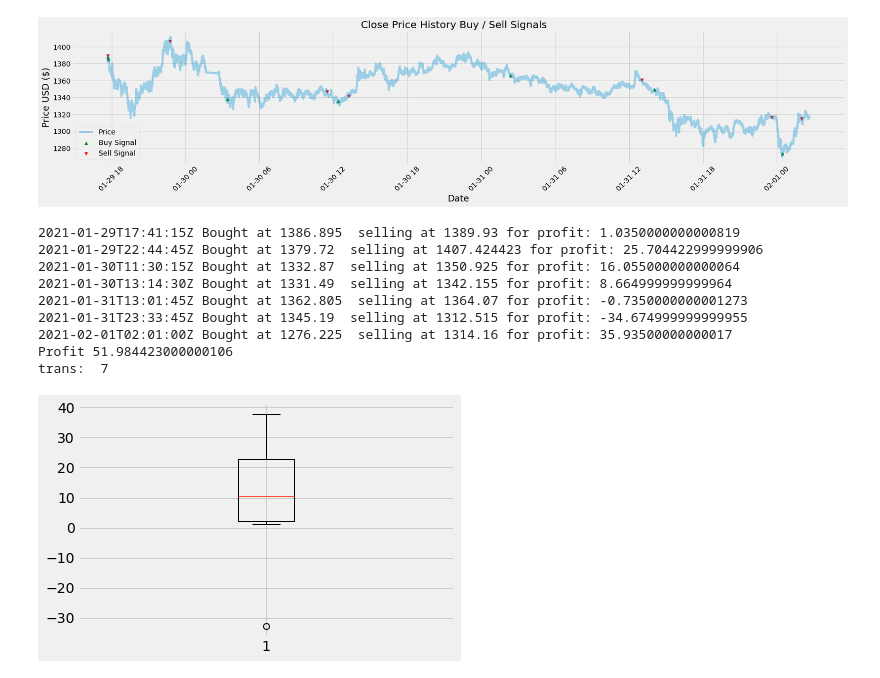
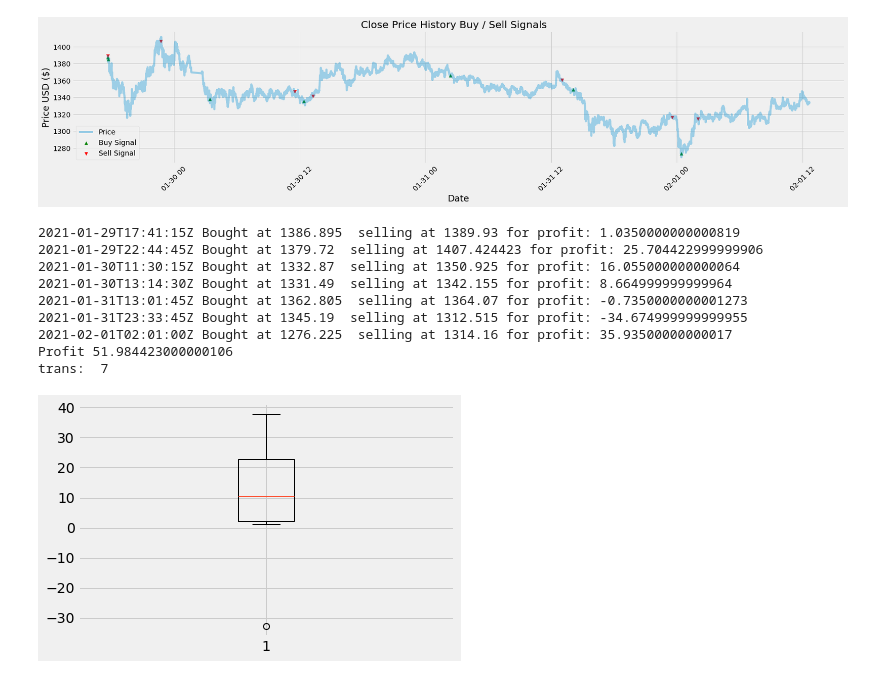
Before and after one commit to jsngalloway/night-trader, a Jupyter notebook: notebooks/macd_based/backwards_macd.ipynb, the cells around one changed output. Saved outputs shown, nothing was run; the diff lists cells and outputs as text; code cells hidden in the pictures.

Commit message:
clean up macd notebooks

```diff
--- a/notebooks/macd_based/backwards_macd.ipynb
+++ b/notebooks/macd_based/backwards_macd.ipynb
@@ -60,7 +60,7 @@ df['MACD'] = macd
 df['Signal Line'] = signal
 # %%
 # Function to test the crossover driven profits of the macd and signal lines
-def mac_daddy_tester(macd, signal, df):
+def mac_daddy_tester(macd, signal, df, quiet=False):
     bought = False
     sumwin = 0
     transactions = []
@@ -70,7 +70,8 @@ def mac_daddy_tester(macd, signal, df):
             bought = df.iat[i,1]
         elif ( (macd.iat[i] > signal.iat[i]) and (macd.iat[i-1] <= signal.iat[i-1]) and bought):
             # print("Crossed below, time to sell", i)
-            print(df.iat[i,0], "Bought at", bought, " selling at", df.iat[i,1], "for profit:", df.iat[i,1] - bought - 2)
+            if not quiet:
+              print(df.iat[i,0], "Bought at", bought, " selling at", df.iat[i,1], "for profit:", df.iat[i,1] - bought - 2)
             transactions.append(df.iat[i,1] - bought)
             sumwin = sumwin + df.iat[i,1] - bought - 2
             bought = False
@@ -109,35 +110,35 @@ def buy_sell(signal):
 
 #Create buy and sell columns
 x = buy_sell(df)
 df['Buy_Signal_Price'] = x[0]
 df['Sell_Signal_Price'] = x[1]
 
 # Visually Show The Stock buy and sell signals
 # Create the title
 title = 'Close Price History Buy / Sell Signals   '
 #Get the stocks
 my_stocks = df
 
 #Create and plot the graph
 plt.figure(figsize=(12.2*2,4.5)) #width = 12.2in, height = 4.5
 plt.scatter(my_stocks.index, my_stocks['Buy_Signal_Price'], color = 'green', label='Buy Signal', marker = '^', alpha = 1)
 plt.scatter(my_stocks.index, my_stocks['Sell_Signal_Price'], color = 'red', label='Sell Signal', marker = 'v', alpha = 1)
-plt.plot( my_stocks['price'],  label='Price', alpha = 0.35)#plt.plot( X-Axis , Y-Axis, line_width, alpha_for_blending,  label)
+plt.plot( my_stocks['price'],  label='Price', alpha = 0.35, linewidth=1)#plt.plot( X-Axis , Y-Axis, line_width, alpha_for_blending,  label)
 plt.xticks(rotation=45)
 plt.title(title)
 plt.xlabel('Date',fontsize=18)
 plt.ylabel('Price USD ($)',fontsize=18)
 plt.legend( loc='lower left')
 plt.show()
 
 r = mac_daddy_tester(macd, signal, df)
 print("Profit", r[0])
 print("trans: ", len(r[1]))
 plt.boxplot(r[1])
 plt.show()
 # print(r[1])
 # %% [output]
-[figure, old version]
+[figure, new version]
 2021-01-29T17:41:15Z Bought at 1386.895  selling at 1389.93 for profit: 1.0350000000000819
 2021-01-29T22:44:45Z Bought at 1379.72  selling at 1407.424423 for profit: 25.704422999999906
 2021-01-30T11:30:15Z Bought at 1332.87  selling at 1350.925 for profit: 16.055000000000064
```
Also changed, not shown: parts of 4 cells of this notebook, 3 other files.
